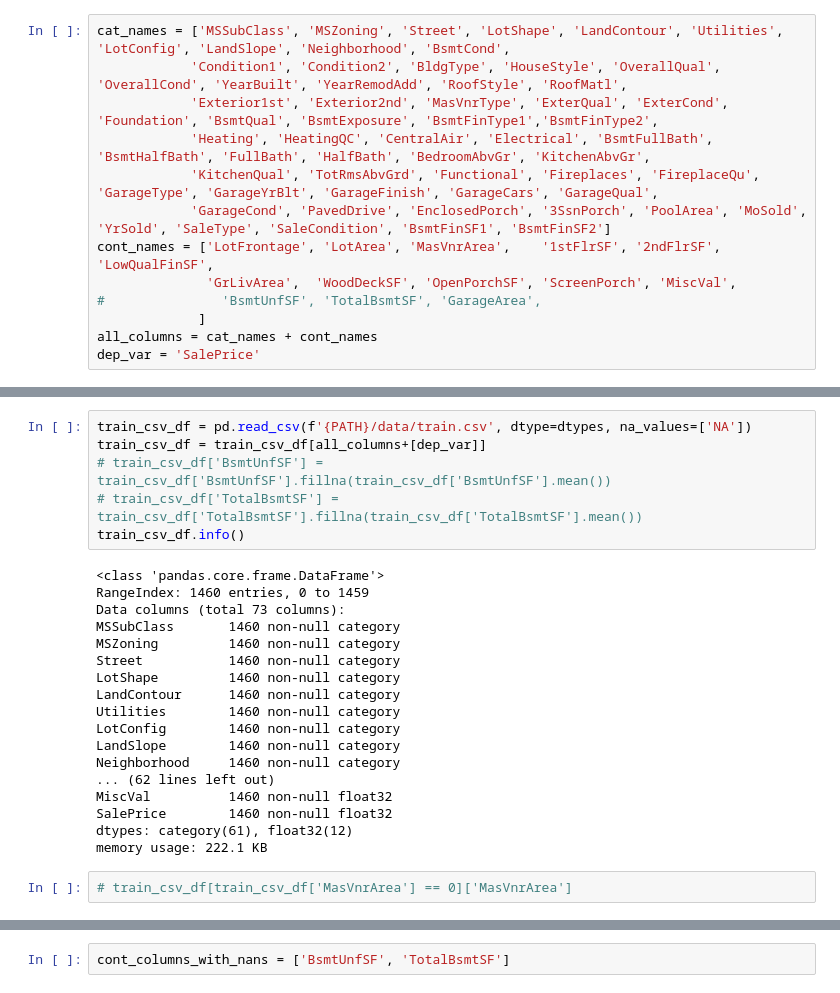
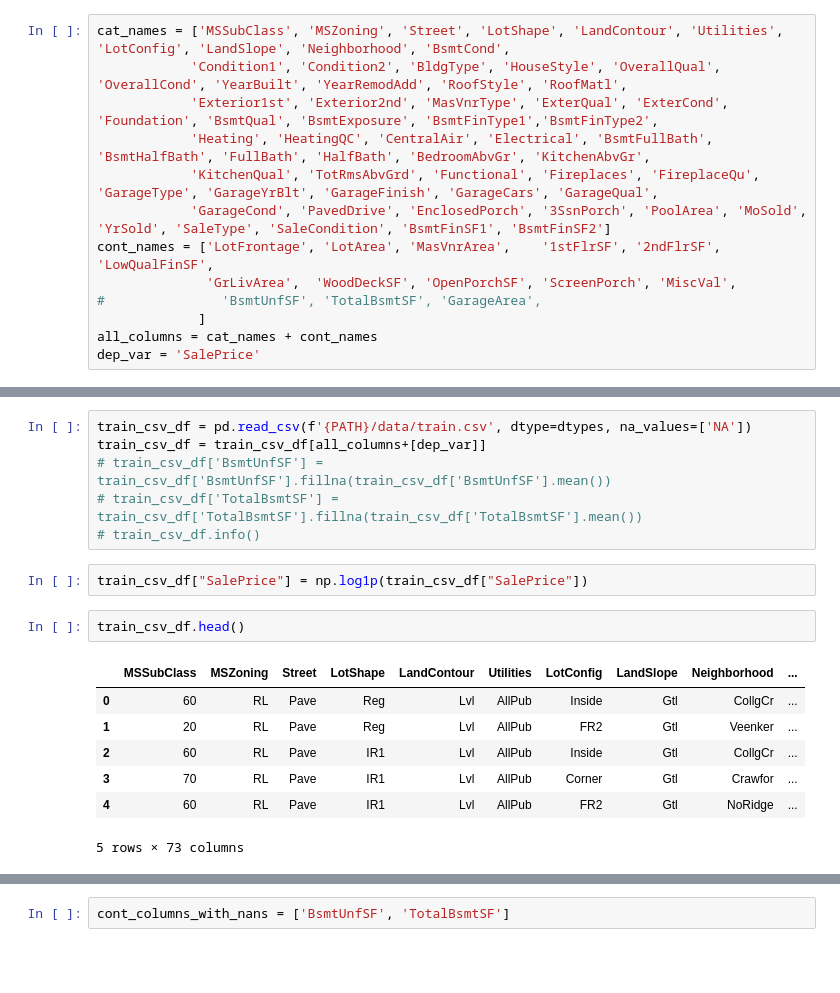
Before and after one commit to Barteus/kaggles, a Jupyter notebook: houses/houses-nn.ipynb, the cells around one changed output, grey strips where cells are left out. Cells and saved outputs as stored; diff of their text form; blank space fills up the shorter version.

```diff
--- a/houses/houses-nn.ipynb
+++ b/houses/houses-nn.ipynb
@@ -68,27 +41,19 @@ train_csv_df = pd.read_csv(f'{PATH}/data/train.csv', dtype=dtypes, na_values=['N
 train_csv_df = train_csv_df[all_columns+[dep_var]]
 # train_csv_df['BsmtUnfSF'] = train_csv_df['BsmtUnfSF'].fillna(train_csv_df['BsmtUnfSF'].mean())
 # train_csv_df['TotalBsmtSF'] = train_csv_df['TotalBsmtSF'].fillna(train_csv_df['TotalBsmtSF'].mean())
-train_csv_df.info()
+# train_csv_df.info()
-# %% [output]
-<class 'pandas.core.frame.DataFrame'>
-RangeIndex: 1460 entries, 0 to 1459
-Data columns (total 73 columns):
-MSSubClass       1460 non-null category
-MSZoning         1460 non-null category
-Street           1460 non-null category
-LotShape         1460 non-null category
-LandContour      1460 non-null category
-Utilities        1460 non-null category
-LotConfig        1460 non-null category
-LandSlope        1460 non-null category
-Neighborhood     1460 non-null category
-... (62 lines left out)
-MiscVal          1460 non-null float32
-SalePrice        1460 non-null float32
-dtypes: category(61), float32(12)
-memory usage: 222.1 KB
-# %%
-# train_csv_df[train_csv_df['MasVnrArea'] == 0]['MasVnrArea']
+# %%
+train_csv_df["SalePrice"] = np.log1p(train_csv_df["SalePrice"])
+# %%
+train_csv_df.head()
+# %% [output]
+|  | MSSubClass | MSZoning | Street | LotShape | LandContour | Utilities | LotConfig | LandSlope | Neighborhood | ... |
+| 0 | 60 | RL | Pave | Reg | Lvl | AllPub | Inside | Gtl | CollgCr | ... |
+| 1 | 20 | RL | Pave | Reg | Lvl | AllPub | FR2 | Gtl | Veenker | ... |
+| 2 | 60 | RL | Pave | IR1 | Lvl | AllPub | Inside | Gtl | CollgCr | ... |
+| 3 | 70 | RL | Pave | IR1 | Lvl | AllPub | Corner | Gtl | Crawfor | ... |
+| 4 | 60 | RL | Pave | IR1 | Lvl | AllPub | FR2 | Gtl | NoRidge | ... |
+5 rows × 73 columns
 # %%
 test_csv_df = pd.read_csv(f'{PATH}/data/test.csv', index_col='Id', dtype=dtypes)
 test_csv_df = test_csv_df[all_columns]
```
Also changed, not shown: parts of 15 cells of this notebook.
